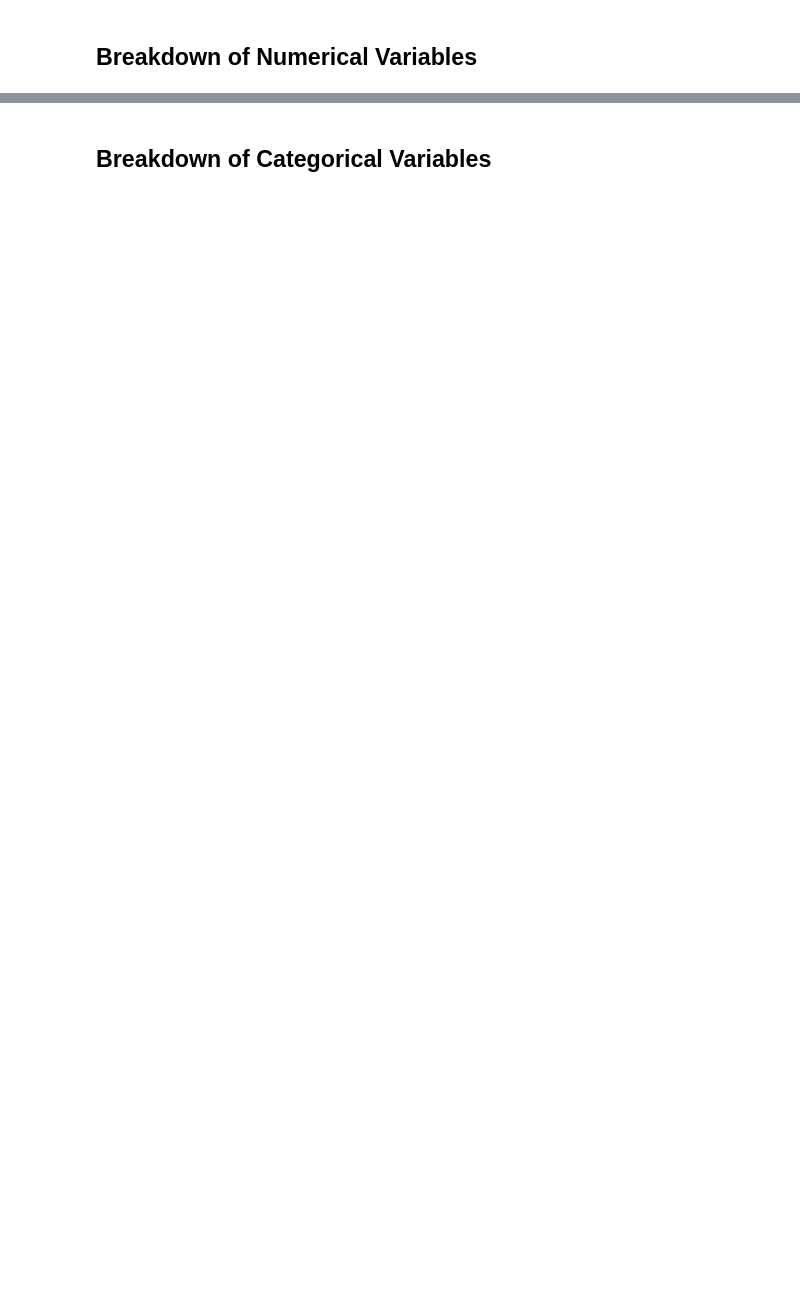
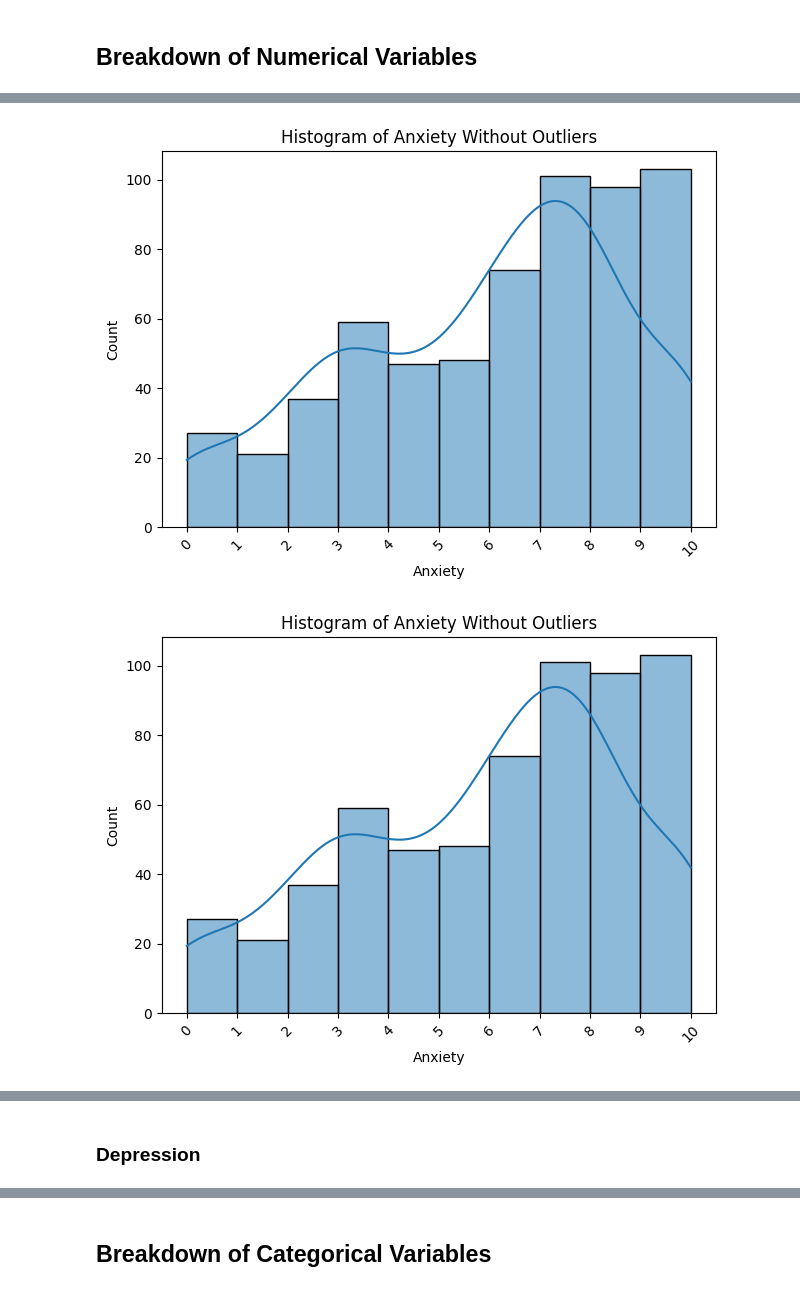
Before and after one commit to bbrauser/Music_And_Mental_Health, a Jupyter notebook: MusicMentalHealth.ipynb, the cells around one changed output, grey strips where cells are left out. Cells and saved outputs as stored; diff of their text form; code cells hidden in the pictures; blank space fills up the shorter version.

```diff
--- a/MusicMentalHealth.ipynb
+++ b/MusicMentalHealth.ipynb
@@ -150,0 +354,42 @@ Upper Outlier Limit: 210.0
+# %%
+# Creating a boxplot for the 'BPM' column
+Q1 = df['Anxiety'].quantile(0.25)
+Q3 = df['Anxiety'].quantile(0.75)
+IQR = Q3 - Q1
+lower_bound = Q1 - 1.5 * IQR
+upper_bound = Q3 + 1.5 * IQR
+
+filtered_df_anxiety = df[(df['Anxiety'] >= lower_bound) & (df['Anxiety'] <= upper_bound)]
+
+# Plotting with and without outliers
+sns.histplot(data=df, x="Anxiety", bins = list(range(0, 11, 1)), kde = True)
+plt.xticks(list(range(0, 11, 1)), rotation=45)
+plt.title("Histogram of Anxiety Without Outliers")
+plt.xlabel("Anxiety")
+plt.ylabel("Count")
+plt.tight_layout()
+plt.show()
+
+sns.histplot(data=filtered_df_anxiety, x="Anxiety", bins = list(range(0, 11, 1)), kde = True)
+plt.xticks(list(range(0, 11, 1)), rotation=45)
+plt.title("Histogram of Anxiety Without Outliers")
+plt.xlabel("Anxiety")
+plt.ylabel("Count")
+plt.tight_layout()
+plt.show()
+
+# Creating a boxplot for the 'BPM' column
+sns.boxplot(x=df["Anxiety"])
+plt.title("Boxplot of Anxiety")
+plt.xlabel("Anxiety")
+plt.tight_layout()
+plt.show()
+
+sns.boxplot(x=df["Anxiety"], showfliers=False)
+plt.title("Boxplot of Anxiety without Outliers")
+plt.xlabel("Anxiety")
+plt.tight_layout()
+plt.show()
+# %% [output]
+[figure, added]
+[figure, added]
@@ -150,0 +398,2 @@ Upper Outlier Limit: 210.0
+# %% [markdown]
+### Depression
```
Also changed, not shown: parts of 41 cells of this notebook.
